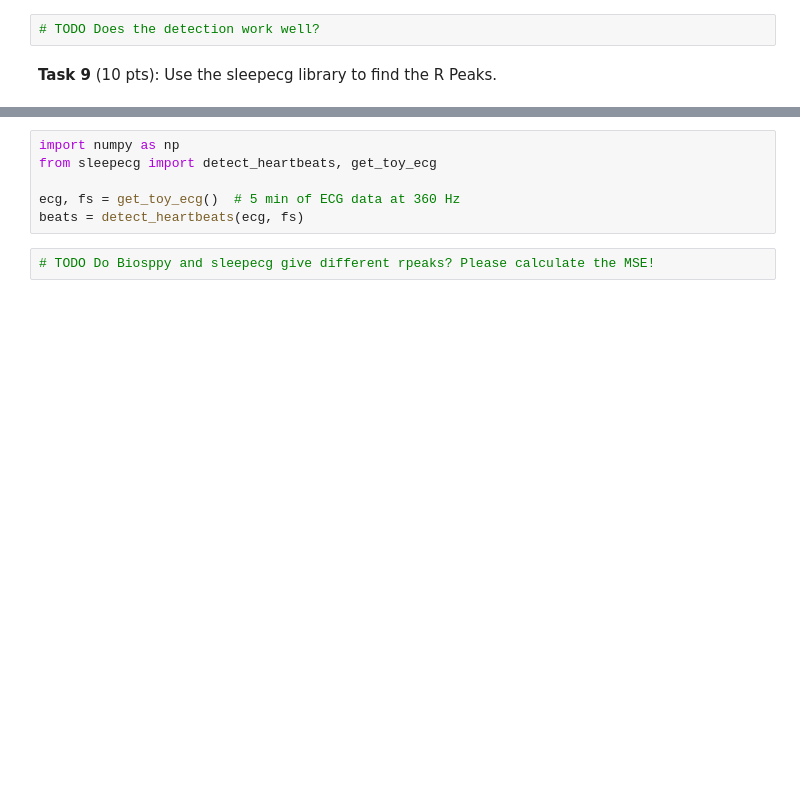
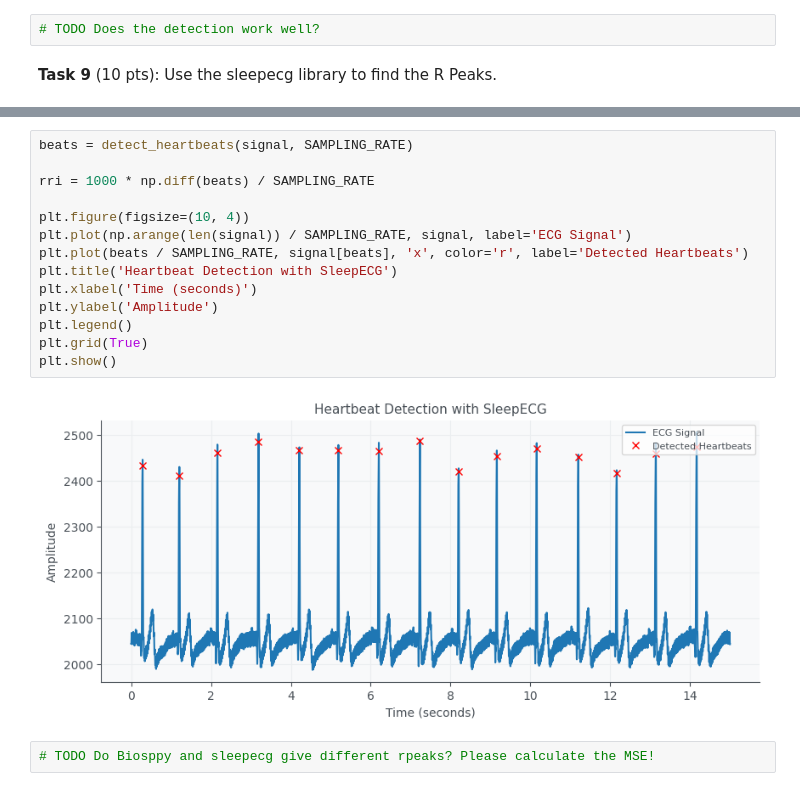
Before and after one commit to aidanrem/cs666student, a Jupyter notebook: CS666_Assignment_1.ipynb, the cells around one changed output, grey strips where cells are left out. Drawn from its saved outputs; the diff is of its cells as text; blank space fills up the shorter version.

```diff
--- a/CS666_Assignment_1.ipynb
+++ b/CS666_Assignment_1.ipynb
@@ -189,9 +183,19 @@ Successfully installed sleepecg-0.5.9
-# %%
-import numpy as np
-from sleepecg import detect_heartbeats, get_toy_ecg
-
-ecg, fs = get_toy_ecg()  # 5 min of ECG data at 360 Hz
-beats = detect_heartbeats(ecg, fs)
+# %%
+beats = detect_heartbeats(signal, SAMPLING_RATE)
+
+rri = 1000 * np.diff(beats) / SAMPLING_RATE
+
+plt.figure(figsize=(10, 4))
+plt.plot(np.arange(len(signal)) / SAMPLING_RATE, signal, label='ECG Signal')
+plt.plot(beats / SAMPLING_RATE, signal[beats], 'x', color='r', label='Detected Heartbeats')
+plt.title('Heartbeat Detection with SleepECG')
+plt.xlabel('Time (seconds)')
+plt.ylabel('Amplitude')
+plt.legend()
+plt.grid(True)
+plt.show()
+# %% [output]
+[figure, added]
 # %%
 # TODO Do Biosppy and sleepecg give different rpeaks? Please calculate the MSE!
 # %% [markdown]
```
Also changed, not shown: parts of 1 cell of this notebook.
